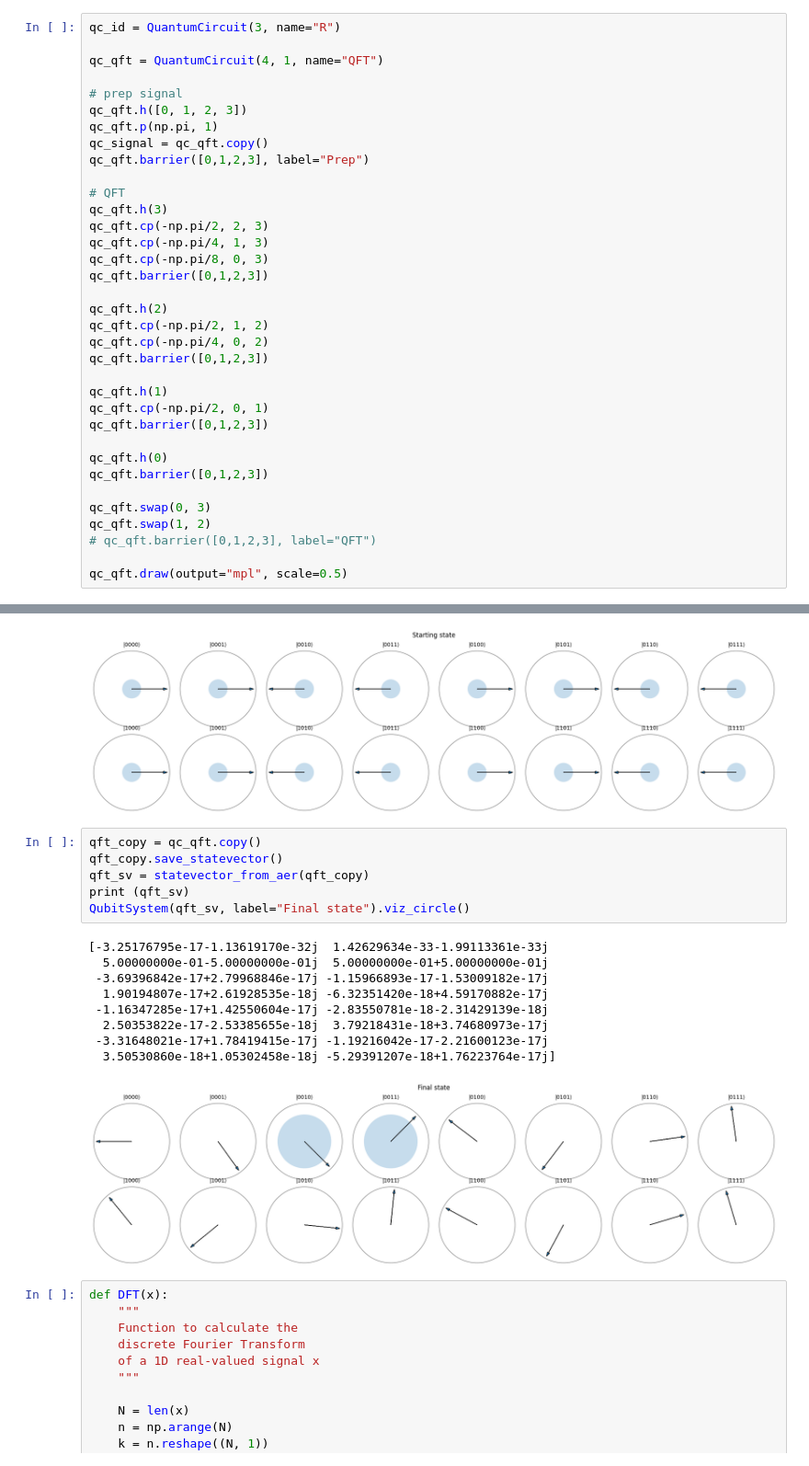
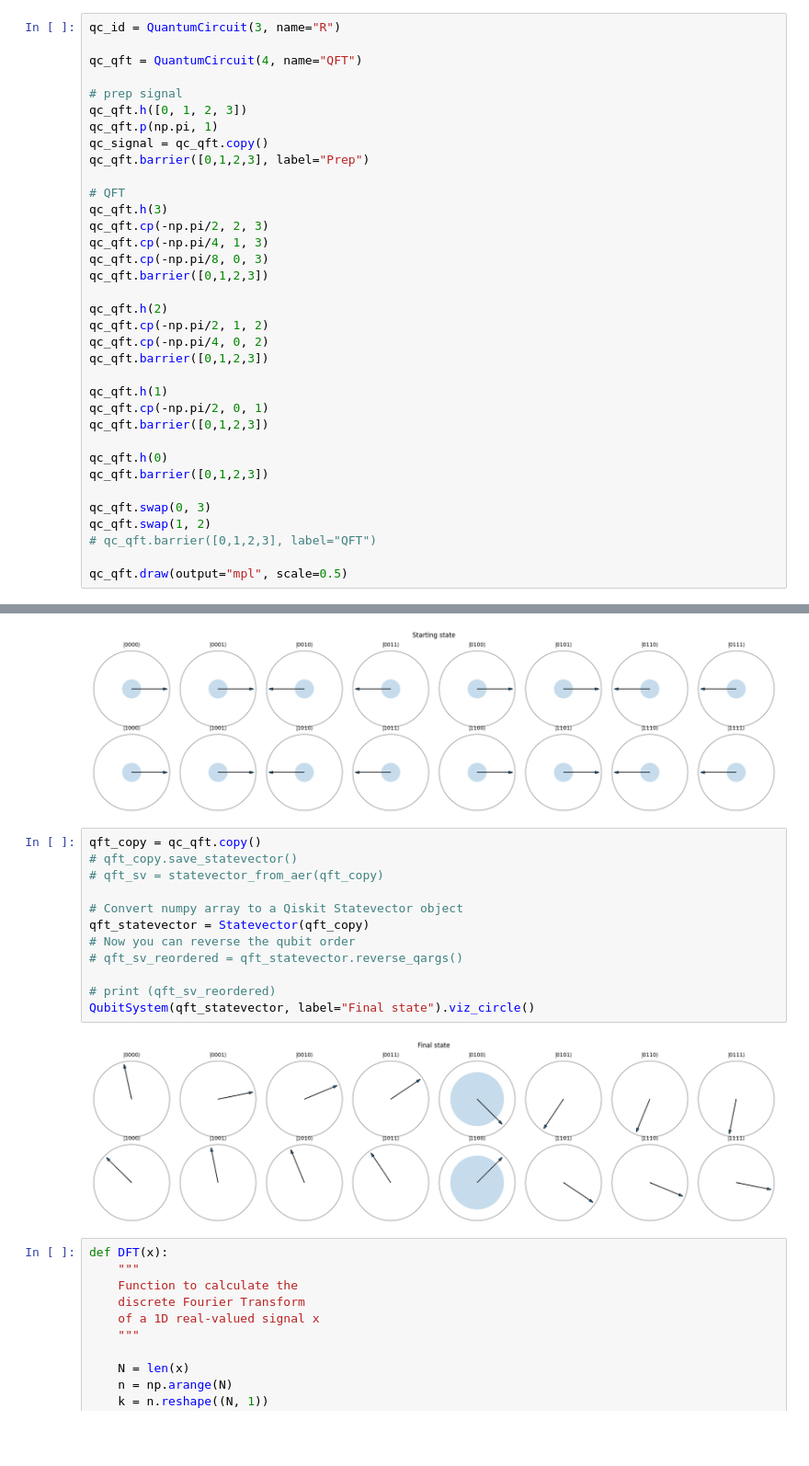
Before and after one commit to ScottMcHaffie/DD2367_Projects, a Jupyter notebook: DD2367_Assignment3.ipynb, the cells around one changed output, grey strips where cells are left out. Shown at 92% size. Cells and saved outputs as stored; diff of their text form; blank space fills up the shorter version.

```diff
--- a/DD2367_Assignment3.ipynb
+++ b/DD2367_Assignment3.ipynb
@@ -116,7 +249,7 @@ custom_style = {
 # %%
 qc_id = QuantumCircuit(3, name="R")
 
-qc_qft = QuantumCircuit(4, 1, name="QFT")
+qc_qft = QuantumCircuit(4, name="QFT")
 
 # prep signal
 qc_qft.h([0, 1, 2, 3])
@@ -165,20 +298,18 @@ QubitSystem(signal_sv, label="Starting state").viz_circle()
 [figure]
 # %%
 qft_copy = qc_qft.copy()
-qft_copy.save_statevector()
-qft_sv = statevector_from_aer(qft_copy)
-print (qft_sv)
-QubitSystem(qft_sv, label="Final state").viz_circle()
+# qft_copy.save_statevector()
+# qft_sv = statevector_from_aer(qft_copy)
+
+# Convert numpy array to a Qiskit Statevector object
+qft_statevector = Statevector(qft_copy)
+# Now you can reverse the qubit order
+# qft_sv_reordered = qft_statevector.reverse_qargs()
+
+# print (qft_sv_reordered)
+QubitSystem(qft_statevector, label="Final state").viz_circle()
 # %% [output]
-[-3.25176795e-17-1.13619170e-32j  1.42629634e-33-1.99113361e-33j
-  5.00000000e-01-5.00000000e-01j  5.00000000e-01+5.00000000e-01j
- -3.69396842e-17+2.79968846e-17j -1.15966893e-17-1.53009182e-17j
-  1.90194807e-17+2.61928535e-18j -6.32351420e-18+4.59170882e-17j
- -1.16347285e-17+1.42550604e-17j -2.83550781e-18-2.31429139e-18j
-  2.50353822e-17-2.53385655e-18j  3.79218431e-18+3.74680973e-17j
- -3.31648021e-17+1.78419415e-17j -1.19216042e-17-2.21600123e-17j
-  3.50530860e-18+1.05302458e-18j -5.29391207e-18+1.76223764e-17j]
-[figure, old version]
+[figure, new version]
 # %%
 def DFT(x):
     """
```
Also changed, not shown: parts of 26 cells of this notebook.
